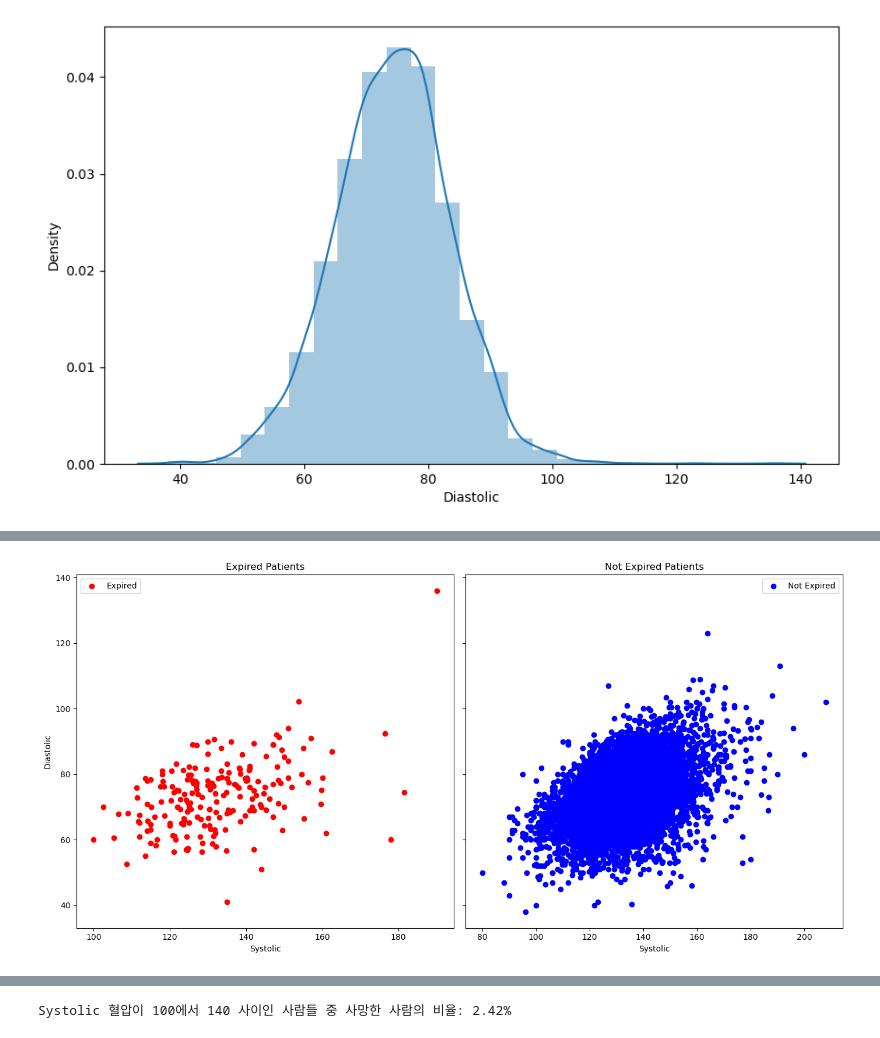
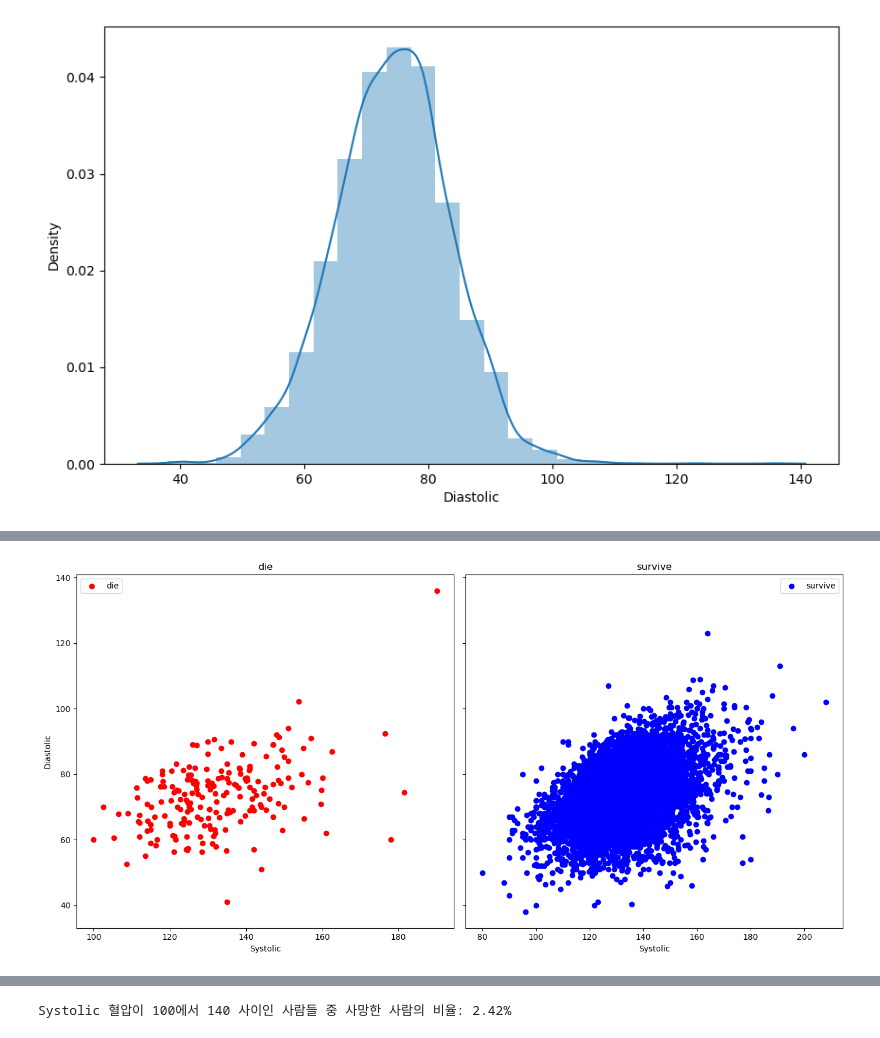
Before and after one commit to dohun-mat/mimic_iv_project, a Jupyter notebook: data_a.ipynb, the cells around one changed output, grey strips where cells are left out. Cells and saved outputs as stored; diff of their text form; code cells hidden in the pictures.

```diff
--- a/data_a.ipynb
+++ b/data_a.ipynb
@@ -667,8 +667,7 @@ first_records
 # %%
 import numpy as np
 # %%
-first_records['valuenum_Sodium'] =first_records['valuenum_Sodium'].astype(np.float16)
-first_records['valuenum_Potassium'] =first_records['valuenum_Potassium'].astype(np.float16)
+first_records[['valuenum_Sodium', 'valuenum_Potassium']] = first_records[['valuenum_Sodium', 'valuenum_Potassium']].astype('float16')
 # %%
 first_records.info()
 # %% [output]
@@ -855,0 +999,32 @@ plt.show()
+# %%
+import numpy as np
+
+# 포타슘과 소듐의 정상 범위 지정
+potassium_normal_range = (3.5, 5.1)
+sodium_normal_range = (135, 145)
+
+# 정상 범위에 속하는지 여부에 따라 새로운 열 추가
+df_data['potassium_category'] = np.where((df_data['valuenum_Potassium'] < potassium_normal_range[0]), 'Low',
+                                         np.where((df_data['valuenum_Potassium'] > potassium_normal_range[1]), 'High', 'Normal'))
+df_data['sodium_category'] = np.where((df_data['valuenum_Sodium'] < sodium_normal_range[0]), 'Low',
+                                      np.where((df_data['valuenum_Sodium'] > sodium_normal_range[1]), 'High', 'Normal'))
+
+# 시각화
+plt.figure(figsize=(12, 6))
+
+plt.subplot(1, 2, 1)
+sns.countplot(x='potassium_category', hue='hospital_expire_flag', data=df_data, palette='coolwarm', order=['Low', 'Normal', 'High'])
+plt.title('Potassium Category vs Hospital Expire Flag')
+plt.xlabel('Potassium Category')
+plt.ylabel('Count')
+plt.legend(title='Hospital Expire Flag')
+
+plt.subplot(1, 2, 2)
+sns.countplot(x='sodium_category', hue='hospital_expire_flag', data=df_data, palette='coolwarm', order=['Low', 'Normal', 'High'])
+plt.title('Sodium Category vs Hospital Expire Flag')
+plt.xlabel('Sodium Category')
+plt.ylabel('Count')
+plt.legend(title='Hospital Expire Flag')
+
+plt.tight_layout()
+plt.show()
@@ -905,30 +1150,30 @@ plt.show()
 # %%
 
 # hospital_expire_flag에 따라 데이터를 나눔
 df_data_expired = df_data[df_data['hospital_expire_flag'] == 1]
 df_data_not_expired = df_data[df_data['hospital_expire_flag'] == 0]
 
 # 플롯 사이즈 설정
 fig, axes = plt.subplots(nrows=1, ncols=2, figsize=(14, 7), sharey=True)
 
 # hospital_expire_flag가 1인 경우
-axes[0].scatter(df_data_expired['Systolic'], df_data_expired['Diastolic'], color='red', label='Expired')
-axes[0].set_title('Expired Patients')
+axes[0].scatter(df_data_expired['Systolic'], df_data_expired['Diastolic'], color='red', label='die')
+axes[0].set_title('die')
 axes[0].set_xlabel('Systolic')
 axes[0].set_ylabel('Diastolic')
 axes[0].legend()
 
 # hospital_expire_flag가 0인 경우
-axes[1].scatter(df_data_not_expired['Systolic'], df_data_not_expired['Diastolic'], color='blue', label='Not Expired')
-axes[1].set_title('Not Expired Patients')
+axes[1].scatter(df_data_not_expired['Systolic'], df_data_not_expired['Diastolic'], color='blue', label='survive')
+axes[1].set_title('survive')
 axes[1].set_xlabel('Systolic')
 axes[1].legend()
 
 # 그래프 출력
 plt.tight_layout()
 plt.show()
 # %% [output]
-[figure, old version]
+[figure, new version]
 # %%
 # 데이터를 병원 사망 여부에 따라 나눕니다
 df_data_expired = df_data[df_data['hospital_expire_flag'] == 1]
```
Also changed, not shown: parts of 27 cells of this notebook.
